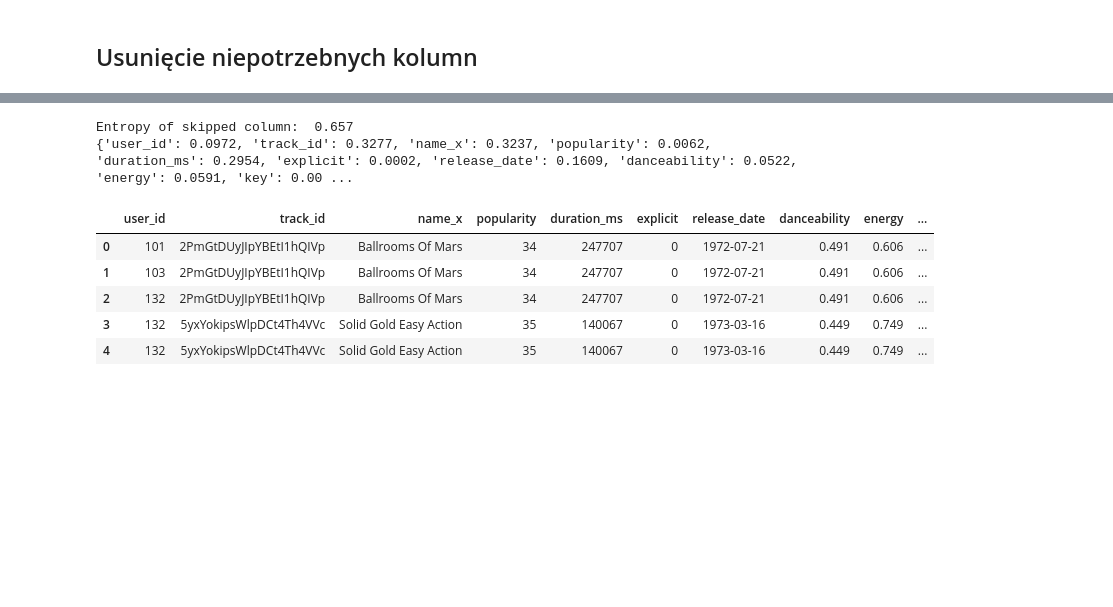
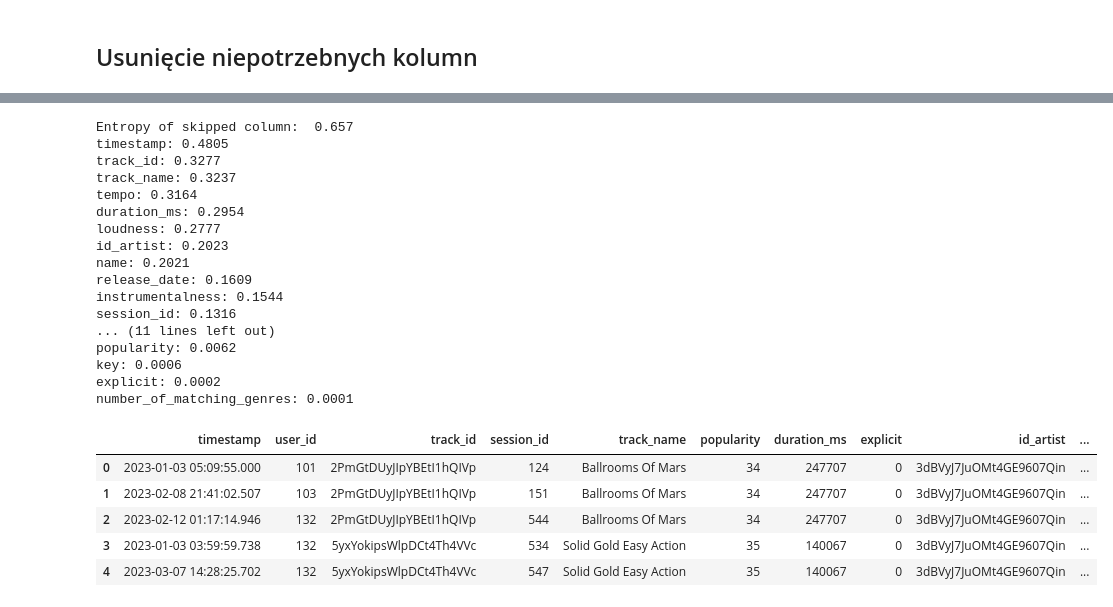
Before and after one commit to BartlomiejRasztabiga/IUM, a Jupyter notebook: notebooks/data_processing.ipynb, the cells around one changed output, grey strips where cells are left out. Cells and saved outputs as stored; diff of their text form; code cells hidden in the pictures; blank space fills up the shorter version.

```diff
--- a/notebooks/data_processing.ipynb
+++ b/notebooks/data_processing.ipynb
@@ -27,5 +27,8 @@ merged_data_frame = pd.merge(merged_data_frame, users_data_frame, left_on="user_
                              right_on="user_id")
 merged_data_frame = pd.merge(merged_data_frame, artists_data_frame, left_on="id_artist",
                              right_on="id")
+# rename column
+merged_data_frame = merged_data_frame.rename(columns={"name_x": "track_name"})
+merged_data_frame = merged_data_frame.rename(columns={"name_y": "artist_name"})
 merged_data_frame.head(5)
 # %% [output]
@@ -55,6 +58,6 @@ merged_data_frame["number_of_matching_genres"] = merged_data_frame.apply(lambda
 # %% [markdown]
 ## Usunięcie niepotrzebnych kolumn
 # %%
-merged_data_frame = merged_data_frame.drop(columns=["id_x", "id_y", "id_artist", "event_type", "timestamp", "session_id"])
+merged_data_frame = merged_data_frame.drop(columns=["id_x", "id_y", "event_type"])
 merged_data_frame.head(10)
 # %% [output]
@@ -104,36 +107,53 @@ merged_data_frame.describe()
 # %%
 from keras.preprocessing.text import Tokenizer
 from sklearn.preprocessing import MultiLabelBinarizer
 from sklearn import metrics
 from scipy.stats import entropy
 
 df = merged_data_frame.copy()
 
 df["encoded_genres"] = df["genres"].apply(lambda x: " ".join(x)) + df["favourite_genres"].apply(lambda x: " ".join(x))
 
 
 print("Entropy of skipped column: ", str(round(entropy(df["skipped"].value_counts()), 4)))
 
 entropy = {
 
 }
 
 for column in df.columns:
   if column != "skipped" and column != "genres" and column != "favourite_genres" and column != "encoded_genres":
     entropy[column] = round(metrics.mutual_info_score(df["skipped"], df[column]), 4)
 
-print(entropy)
+# print sorted by value
+for key, value in sorted(entropy.items(), key=lambda item: item[1], reverse=True):
+  print("%s: %s" % (key, value))
 
 df.head(5)
 # %% [output]
 Entropy of skipped column:  0.657
-{'user_id': 0.0972, 'track_id': 0.3277, 'name_x': 0.3237, 'popularity': 0.0062, 'duration_ms': 0.2954, 'explicit': 0.0002, 'release_date': 0.1609, 'danceability': 0.0522, 'energy': 0.0591, 'key': 0.00 ...
+timestamp: 0.4805
+track_id: 0.3277
+track_name: 0.3237
+tempo: 0.3164
+duration_ms: 0.2954
+loudness: 0.2777
+id_artist: 0.2023
+name: 0.2021
+release_date: 0.1609
+instrumentalness: 0.1544
+session_id: 0.1316
+... (11 lines left out)
+popularity: 0.0062
+key: 0.0006
+explicit: 0.0002
+number_of_matching_genres: 0.0001
-|  | user_id | track_id | name_x | popularity | duration_ms | explicit | release_date | danceability | energy | ... |
-| 0 | 101 | 2PmGtDUyJIpYBEtI1hQIVp | Ballrooms Of Mars | 34 | 247707 | 0 | 1972-07-21 | 0.491 | 0.606 | ... |
-| 1 | 103 | 2PmGtDUyJIpYBEtI1hQIVp | Ballrooms Of Mars | 34 | 247707 | 0 | 1972-07-21 | 0.491 | 0.606 | ... |
-| 2 | 132 | 2PmGtDUyJIpYBEtI1hQIVp | Ballrooms Of Mars | 34 | 247707 | 0 | 1972-07-21 | 0.491 | 0.606 | ... |
-| 3 | 132 | 5yxYokipsWlpDCt4Th4VVc | Solid Gold Easy Action | 35 | 140067 | 0 | 1973-03-16 | 0.449 | 0.749 | ... |
-| 4 | 132 | 5yxYokipsWlpDCt4Th4VVc | Solid Gold Easy Action | 35 | 140067 | 0 | 1973-03-16 | 0.449 | 0.749 | ... |
+|  | timestamp | user_id | track_id | session_id | track_name | popularity | duration_ms | explicit | id_artist | ... |
+| 0 | 2023-01-03 05:09:55.000 | 101 | 2PmGtDUyJIpYBEtI1hQIVp | 124 | Ballrooms Of Mars | 34 | 247707 | 0 | 3dBVyJ7JuOMt4GE9607Qin | ... |
+| 1 | 2023-02-08 21:41:02.507 | 103 | 2PmGtDUyJIpYBEtI1hQIVp | 151 | Ballrooms Of Mars | 34 | 247707 | 0 | 3dBVyJ7JuOMt4GE9607Qin | ... |
+| 2 | 2023-02-12 01:17:14.946 | 132 | 2PmGtDUyJIpYBEtI1hQIVp | 544 | Ballrooms Of Mars | 34 | 247707 | 0 | 3dBVyJ7JuOMt4GE9607Qin | ... |
+| 3 | 2023-01-03 03:59:59.738 | 132 | 5yxYokipsWlpDCt4Th4VVc | 534 | Solid Gold Easy Action | 35 | 140067 | 0 | 3dBVyJ7JuOMt4GE9607Qin | ... |
+| 4 | 2023-03-07 14:28:25.702 | 132 | 5yxYokipsWlpDCt4Th4VVc | 547 | Solid Gold Easy Action | 35 | 140067 | 0 | 3dBVyJ7JuOMt4GE9607Qin | ... |
 # %%
 # TODO macierz korelacji
 # %%
```
Also changed, not shown: parts of 4 cells of this notebook.
